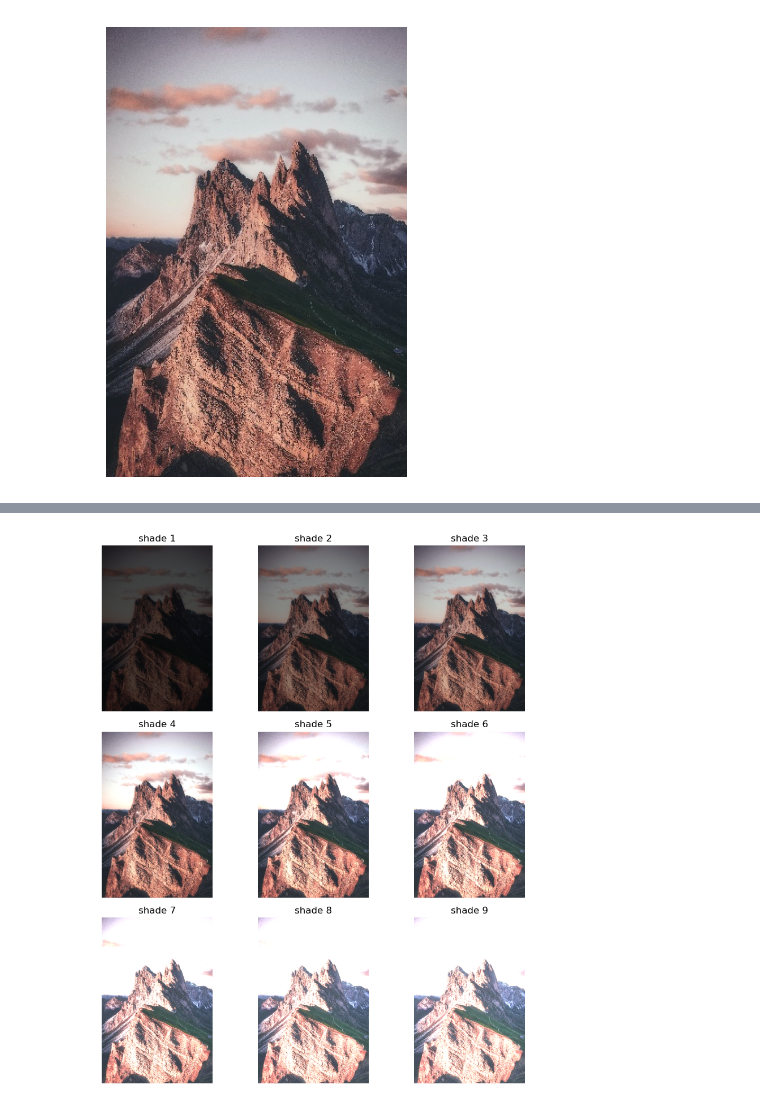
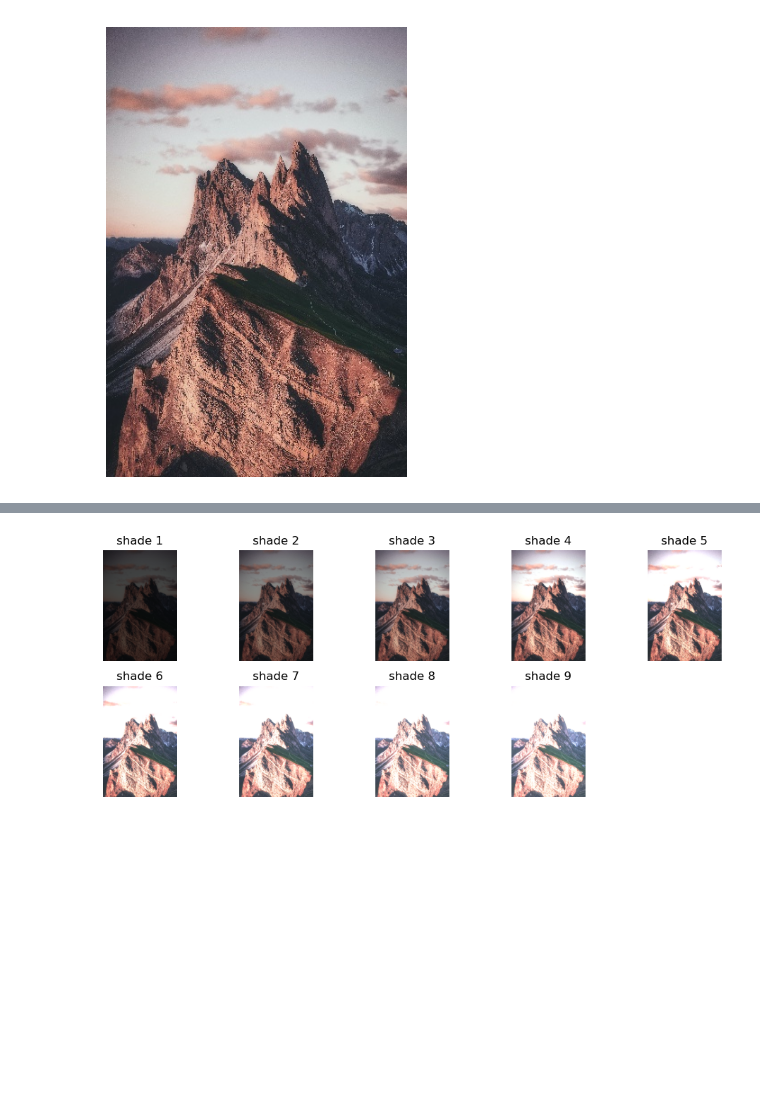
Before and after one commit to gor-g/highimage, a Jupyter notebook: README.ipynb, the cells around one changed output, grey strips where cells are left out. Drawn from its saved outputs; the diff is of its cells as text; code cells hidden in the pictures; blank space fills up the shorter version.

```diff
--- a/README.ipynb
+++ b/README.ipynb
@@ -24,7 +24,7 @@ float64
 # %%
 # show more shades of the image, with some titles
 hi.multimshow([hi.clip(img*0.3*i) for i in range(1, 10)],
               ["shade %d"%i for i in range(1,10)],
-                n_cols=3)
+                n_cols=5)
 # %% [output]
-[figure, old version]
+[figure, new version]
```
Also changed, not shown: parts of 1 cell of this notebook.
